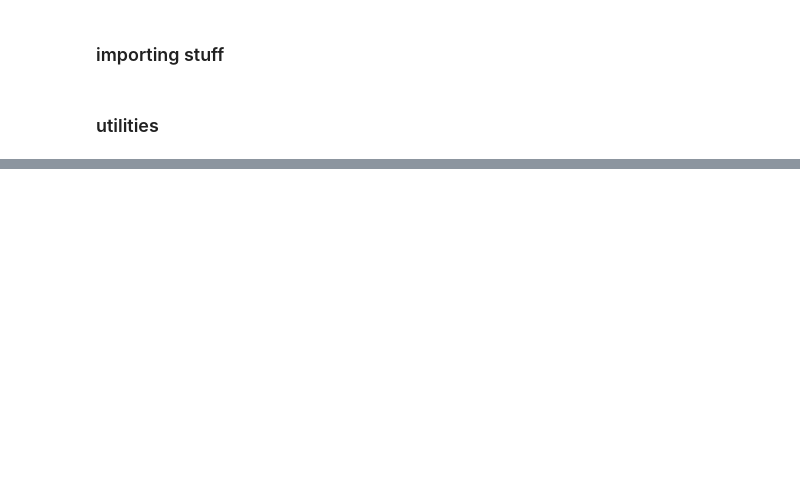
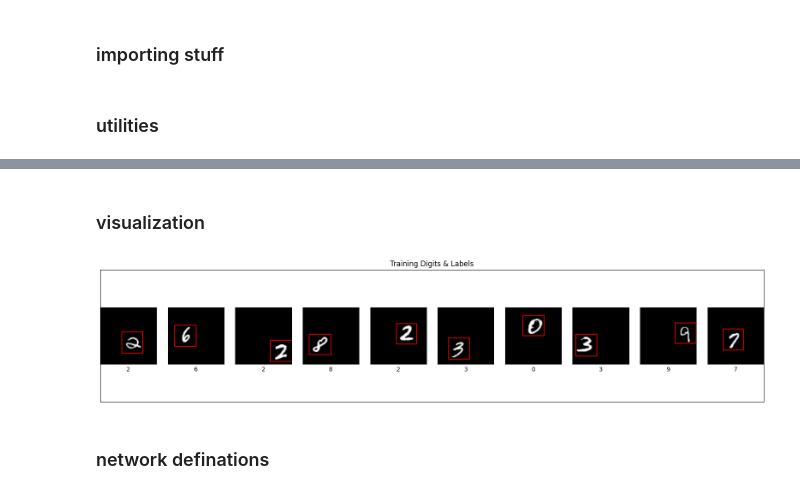
Before and after one commit to CleverFox29/ObjectDetection, a Jupyter notebook: detector.ipynb, the cells around one changed output, grey strips where cells are left out. Drawn from its saved outputs; the diff is of its cells as text; code cells hidden in the pictures; blank space fills up the shorter version.

```diff
--- a/detector.ipynb
+++ b/detector.ipynb
@@ -12,12 +13,13 @@ import PIL.Image, PIL.ImageFont, PIL.ImageDraw
 im_width = 75
 im_height = 75
 use_normalization = True
+iou_threshold = 0.5
 # %%
-def draw_bounding_boxes_image_array(image, boxes, color = [], thickness  =1 , display_str_list = ()):
+def draw_bounding_boxes_on_image_array(image, boxes, color = [], thickness  =1 , display_str_list = ()):
     image_pil = PIL.Image.fromarray(image)
     rgbimg = PIL.Image.new('RGB', image_pil.size)
     rgbimg.paste(image_pil)
-    draw_bounding_boxes_on_image(image,boxes,color = [], thickness = 1, display_str_list = ())
+    draw_bounding_boxes_on_image(rgbimg, boxes, color, thickness, display_str_list)
     return np.array(rgbimg)
 
 def draw_bounding_boxes_on_image(image, boxes, color = [], thickness  =1 , display_str_list = ()):
@@ -27,9 +29,10 @@ def draw_bounding_boxes_on_image(image, boxes, color = [], thickness  =1 , displ
     if len(boxes_shape) != 2 or boxes_shape[1] != 4:
         raise ValueError('Input must be of size [N, 4]')
     for i in range(boxes_shape[0]):
-        draw_bounding_box_on_image(image, boxes[i, :], color, thickness, display_str_list)
+        ymin, xmin, ymax, xmax = boxes[i]
+        draw_bounding_box_on_image(image, ymin, ymax, xmin, xmax, color[i], thickness, display_str_list)
 
-def draw_bounding_box_on_image(image,ymin,ymax,xmin,xmax,color = 'blue',thickness = 1, use_normalization = True):
+def draw_bounding_box_on_image(image,ymin,ymax,xmin,xmax,color = 'blue',thickness = 1,display_str_list = None, use_normalization = True):
     draw = PIL.ImageDraw.Draw(image)
     im_width, im_height = image.size
     if use_normalization:
@@ -41,0 +224,10 @@ def dataset_to_numpy_util()
+# %% [markdown]
+### visualization
+# %%
+display_digits_with_boxes(training_digits, training_labels,training_labels,
+                          training_bboxes, np.array([]),
+                          np.array([]), "Training Digits & Labels")
+# %% [output]
+[figure, added]
+# %% [markdown]
+### network definations
```
Also changed, not shown: parts of 22 cells of this notebook, 1 other file.
